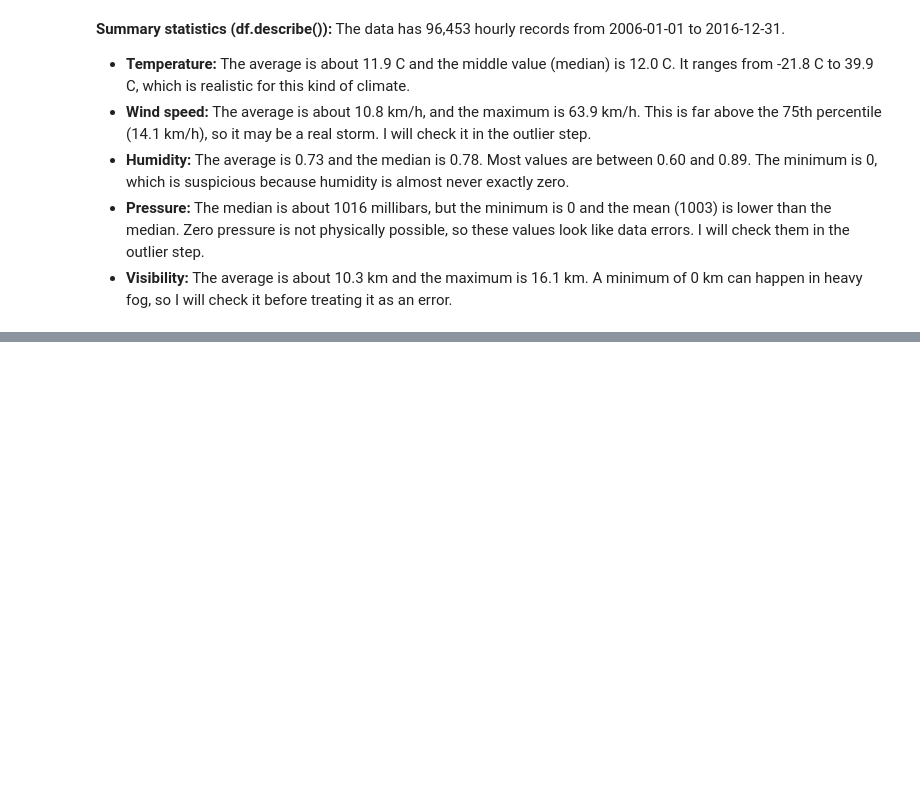
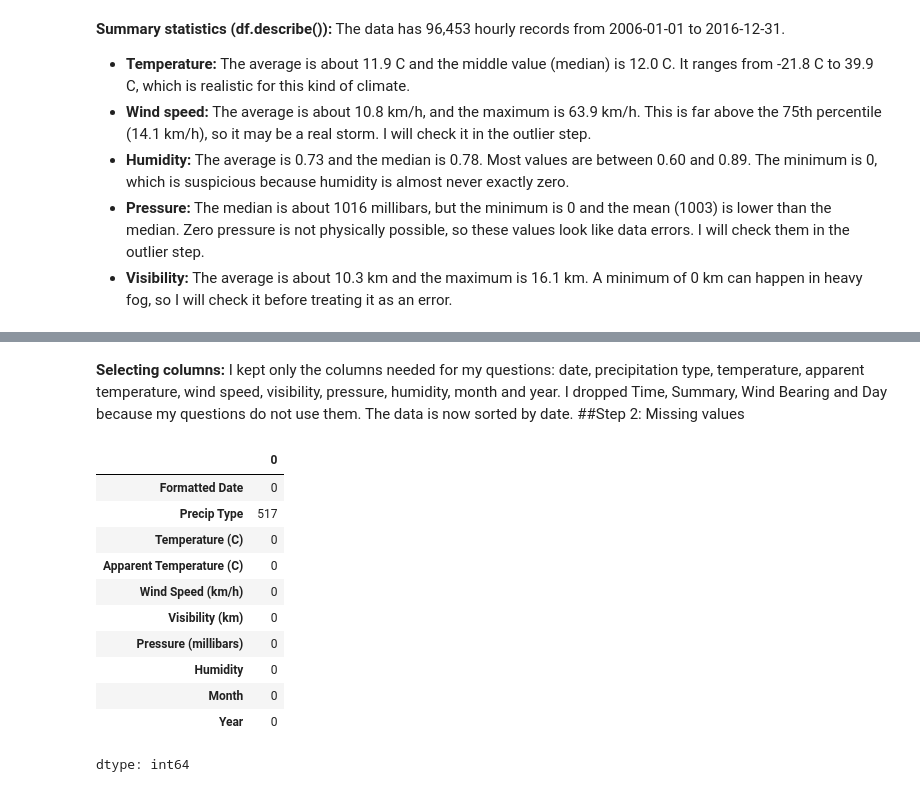
Before and after one commit to syeda-bisma05/weather-data-analysis, a Jupyter notebook: weather_analysis.ipynb, the cells around one changed output, grey strips where cells are left out. Cells and saved outputs as stored; diff of their text form; code cells hidden in the pictures; blank space fills up the shorter version.

```diff
--- a/weather_analysis.ipynb
+++ b/weather_analysis.ipynb
@@ -119,0 +131,19 @@ df.describe()
+# %% [markdown]
+**Selecting columns:** I kept only the columns needed for my questions: date, precipitation type, temperature, apparent temperature, wind speed, visibility, pressure, humidity, month and year. I dropped Time, Summary, Wind Bearing and Day because my questions do not use them. The data is now sorted by date.
+##Step 2: Missing values
+# %%
+missing = df.isnull().sum()
+missing
+# %% [output]
+|  | 0 |
+| Formatted Date | 0 |
+| Precip Type | 517 |
+| Temperature (C) | 0 |
+| Apparent Temperature (C) | 0 |
+| Wind Speed (km/h) | 0 |
+| Visibility (km) | 0 |
+| Pressure (millibars) | 0 |
+| Humidity | 0 |
+| Month | 0 |
+| Year | 0 |
+dtype: int64
```
Also changed, not shown: parts of 7 cells of this notebook.
